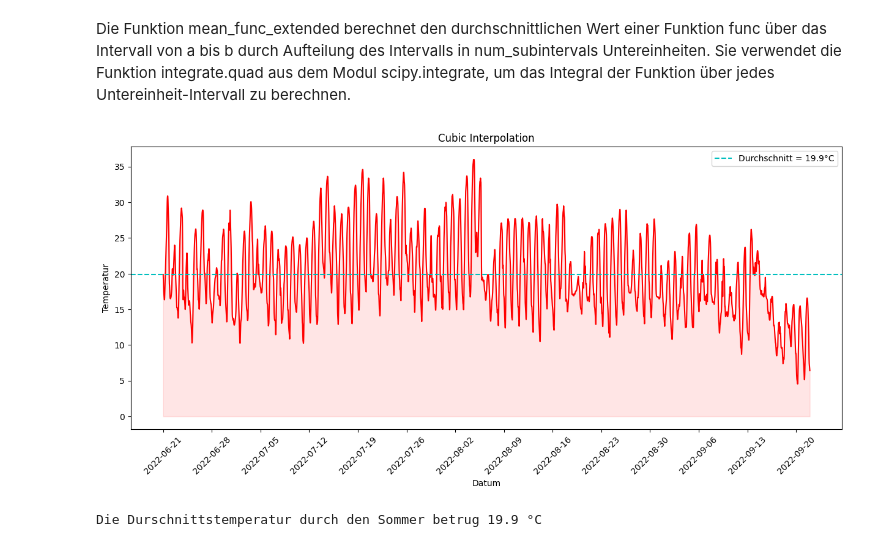
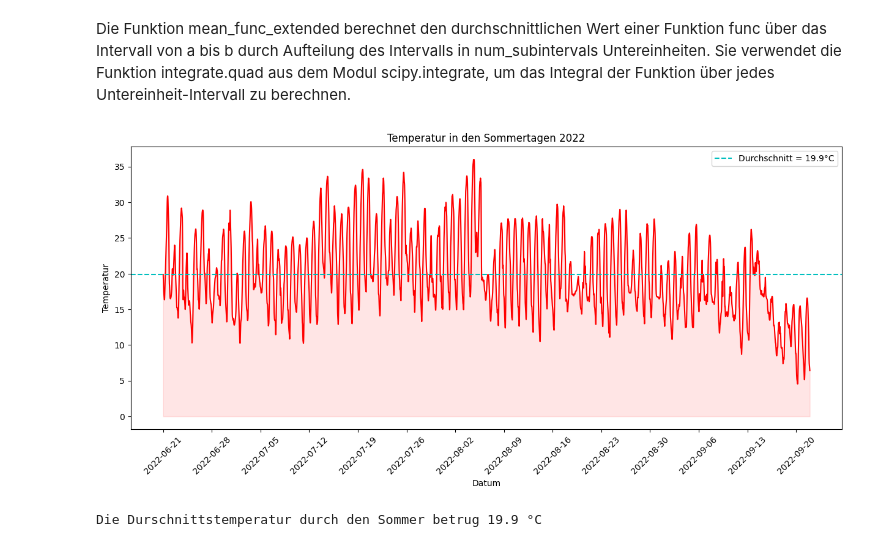
Before and after one commit to Kevin-J-Klein/NGDS-Gruppe-G, a Jupyter notebook: WetterstationGruppeG.ipynb, the cells around one changed output. Cells and saved outputs as stored; diff of their text form; code cells hidden in the pictures.

```diff
--- a/WetterstationGruppeG.ipynb
+++ b/WetterstationGruppeG.ipynb
@@ -377,28 +377,27 @@ mean_temp_rounded = round(mean_temp_extended, 1)
 # %%
 #Plot erstellen der Temperatur in den Sommertagen mit dem Durschnitt
 fig, ax = plt.subplots(figsize=(15, 6))
 ax.plot(time_datetime_inter[summer_start_index:summer_end_index], temp_inter_cubic[summer_start_index:summer_end_index], color='red')
 
 ax.axhline(y=mean_temp_extended, color='c', linestyle='--', label='Durchschnitt = '+ str(mean_temp_rounded) + '°C')
 
 ax.set_xlabel('Datum')
 ax.set_ylabel('Temperatur')
-ax.set_title('Cubic Interpolation')
+ax.set_title('Temperatur in den Sommertagen 2022')
 
 # Fill-Bereich zwischen den Kurven und der x-Achse
 ax.fill_between(time_datetime_inter[summer_start_index:summer_end_index], temp_inter_cubic[summer_start_index:summer_end_index], 0, alpha=0.1, color='red')
 
 # Einen Tick pro Tag anzeigen
 x_ticks = np.arange(time_datetime_inter[summer_start_index], time_datetime_inter[summer_end_index], np.timedelta64(168, 'h'))
 ax.set_xticks(x_ticks)
 
 plt.xticks(rotation=45)
 
-
 ax.legend()
 plt.show()
 # %% [output]
-[figure, old version]
+[figure, new version]
 # %%
 print("Die Durschnittstemperatur durch den Sommer betrug", mean_temp_rounded, "°C")
 # %% [output]
```
